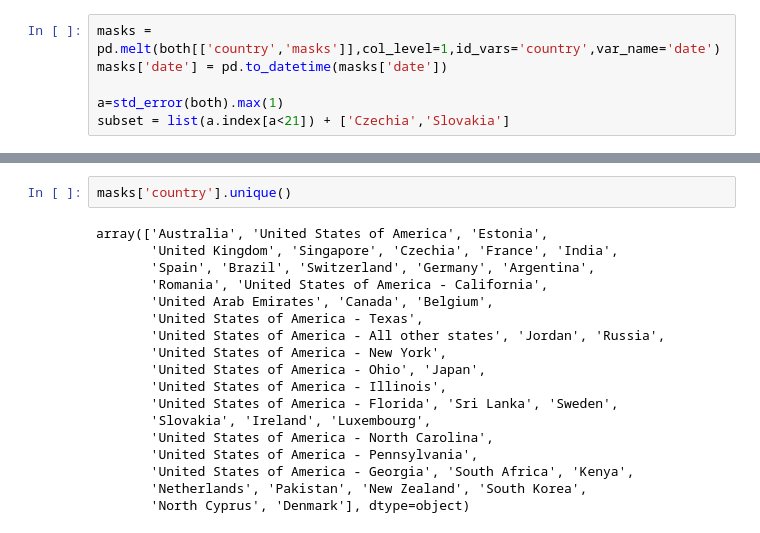
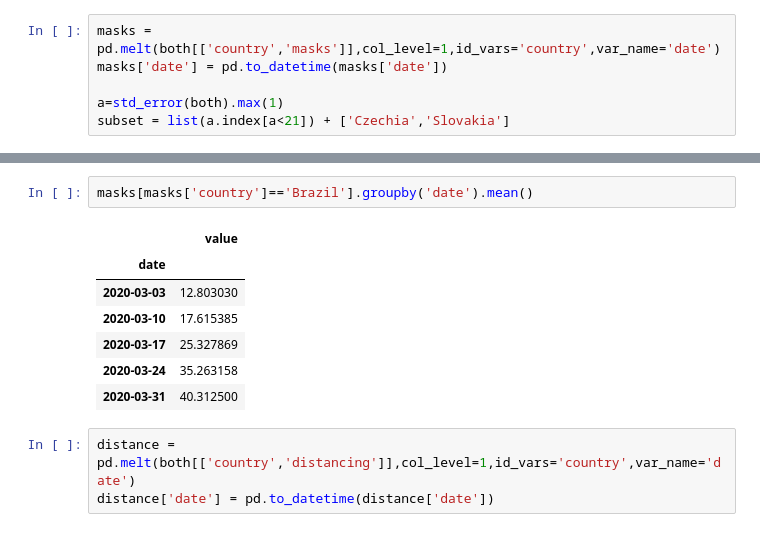
Before and after one commit to epidemics/containment, a Jupyter notebook: survery_results_conversion.ipynb, the cells around one changed output, grey strips where cells are left out. Drawn from its saved outputs; the diff is of its cells as text.

```diff
--- a/survery_results_conversion.ipynb
+++ b/survery_results_conversion.ipynb
@@ -110,20 +136,13 @@ plt.savefig('/home/guest/Documents/mask_usage.png')
-# %%
-masks['country'].unique()
-# %% [output]
-array(['Australia', 'United States of America', 'Estonia',
-       'United Kingdom', 'Singapore', 'Czechia', 'France', 'India',
-       'Spain', 'Brazil', 'Switzerland', 'Germany', 'Argentina',
-       'Romania', 'United States of America - California',
-       'United Arab Emirates', 'Canada', 'Belgium',
-       'United States of America - Texas',
-       'United States of America - All other states', 'Jordan', 'Russia',
-       'United States of America - New York',
-       'United States of America - Ohio', 'Japan',
-       'United States of America - Illinois',
-       'United States of America - Florida', 'Sri Lanka', 'Sweden',
-       'Slovakia', 'Ireland', 'Luxembourg',
-       'United States of America - North Carolina',
-       'United States of America - Pennsylvania',
-       'United States of America - Georgia', 'South Africa', 'Kenya',
-       'Netherlands', 'Pakistan', 'New Zealand', 'South Korea',
-       'North Cyprus', 'Denmark'], dtype=object)
+# %%
+masks[masks['country']=='Brazil'].groupby('date').mean()
+# %% [output]
+|  | value |
+| date |  |
+| 2020-03-03 | 12.803030 |
+| 2020-03-10 | 17.615385 |
+| 2020-03-17 | 25.327869 |
+| 2020-03-24 | 35.263158 |
+| 2020-03-31 | 40.312500 |
+# %%
+distance = pd.melt(both[['country','distancing']],col_level=1,id_vars='country',var_name='date')
+distance['date'] = pd.to_datetime(distance['date'])
```
Also changed, not shown: parts of 6 cells of this notebook, 4 other files.
